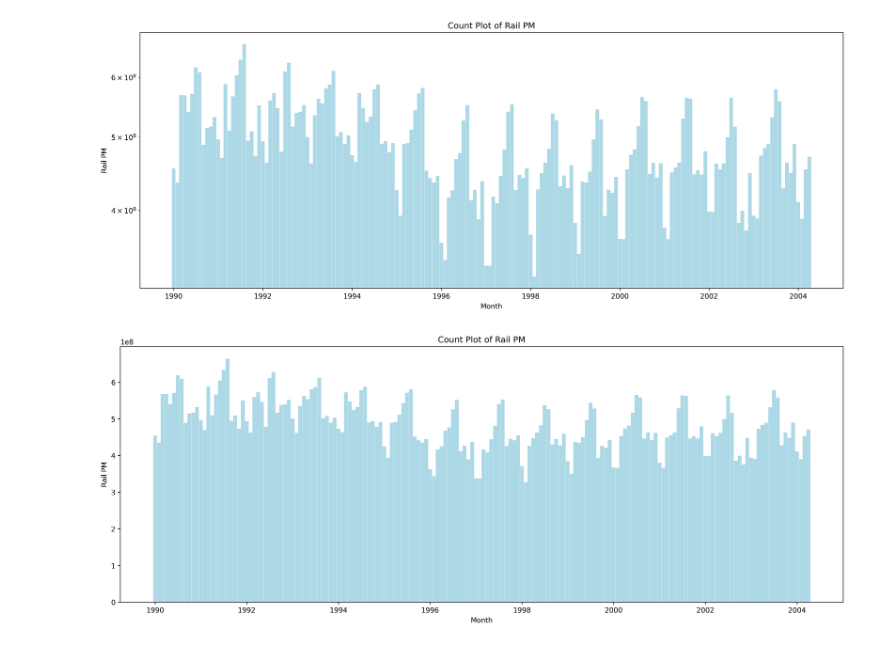
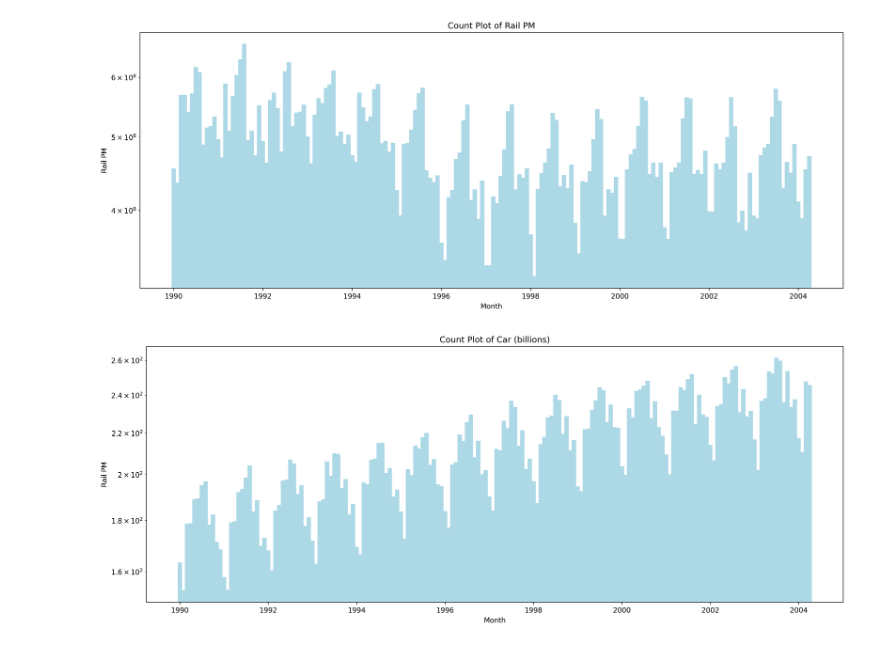
Before and after one commit to TaylorTurnerIT/AdvDataProj, a Jupyter notebook: Sept11Analysis.ipynb, the cells around one changed output. Saved outputs shown, nothing was run; the diff lists cells and outputs as text; code cells hidden in the pictures.

Commit message:
Add new plots and log plots

```diff
--- a/Sept11Analysis.ipynb
+++ b/Sept11Analysis.ipynb
@@ -56,6 +53,9 @@ Air RPM (000s)    0
 Rail PM           0
 Car (billions)    0
 dtype: int64
+# %%
+# Make the date a Date object
+df['Month'] = pd.to_datetime(df['Month'])
 # %%
 # plt.figure(figsize=(15, 6)).autofmt_xdate()
 plt.rcParams["figure.figsize"] = [15.00, 6.00]
@@ -123,12 +124,13 @@ plt.show()
 # %%
 plt.rcParams["figure.figsize"] = [15.00, 6.00]
 plt.rcParams["figure.autolayout"] = True
 
 plt.plot()
-plt.bar(df['Month'], df['Rail PM'], color='lightblue', width=30, edgecolor='lightblue')
-plt.title('Count Plot of Rail PM')
+plt.yscale('log')
+plt.bar(df['Month'], df['Car (billions)'], color='lightblue', width=30, edgecolor='lightblue')
+plt.title('Count Plot of Car (billions)')
 plt.xlabel('Month')
 plt.ylabel('Rail PM')
 plt.show()
 # %% [output]
-[figure, old version]
+[figure, new version]
```
Also changed, not shown: parts of 4 cells of this notebook, 6 other files.
